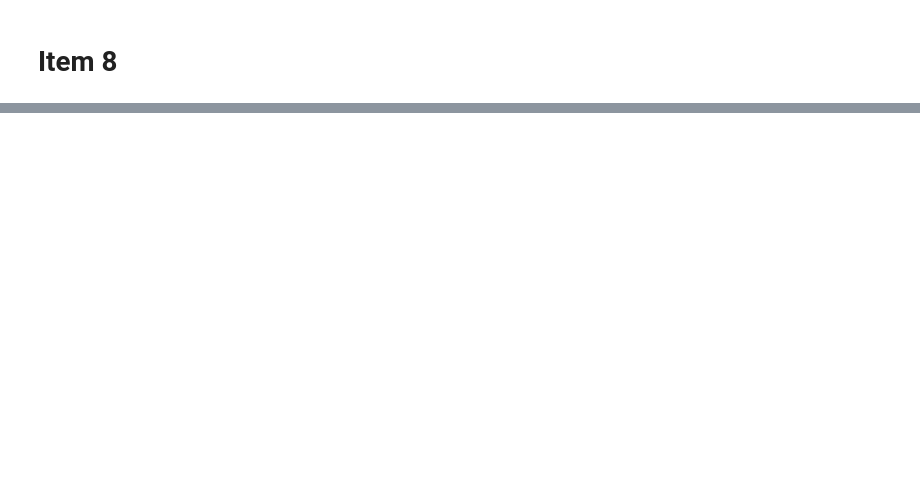
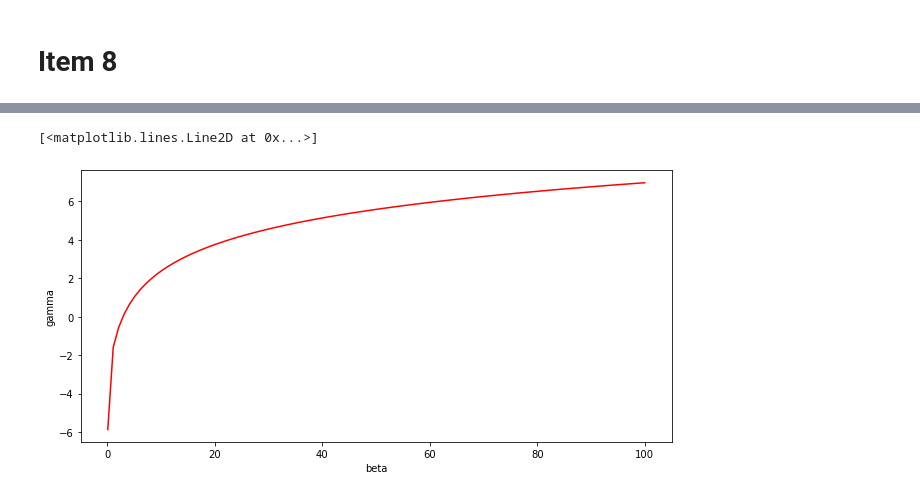
Before and after one commit to Jaegg3rNat/Python_Intro, a Jupyter notebook: Projeto 1.ipynb, the cells around one changed output, grey strips where cells are left out. Saved outputs shown, nothing was run; the diff lists cells and outputs as text; code cells hidden in the pictures; blank space fills up the shorter version.

```diff
--- a/Projeto 1.ipynb
+++ b/Projeto 1.ipynb
@@ -245,0 +154,33 @@ ax.plot(GB , np.log(ln_argument3(GB))-Beta, 'r-')
+# %%
+
+import math as mt
+import numpy as np
+import matplotlib.pyplot as plt
+%matplotlib inline
+I =3.55
+
+#define vetor gamma*beta
+
+GB = np.linspace(0.1,100,100)
+
+#função que cria o argumento do Ln baseado em gamma*beta
+def ln_argument3(GB):
+    lista2 = []
+    for (i, valor) in enumerate(GB):
+        novo_elemento2 = (2*mec*(valor)**2)/I
+        lista2.append(novo_elemento2)
+    return lista2
+
+#vetor beta**2
+
+Beta = 1- 1/(GB**2 + 1)
+#print(Beta)
+
+
+fig, ax = plt.subplots(1,1,figsize=(9, 4.5), tight_layout=True )
+ax.set_xlabel('beta')
+ax.set_ylabel('gamma')
+ax.plot(GB , np.log(ln_argument3(GB))-Beta, 'r-')
+# %% [output]
+[<matplotlib.lines.Line2D at 0x...>]
+[figure, added]
```
Also changed, not shown: parts of 14 cells of this notebook.
